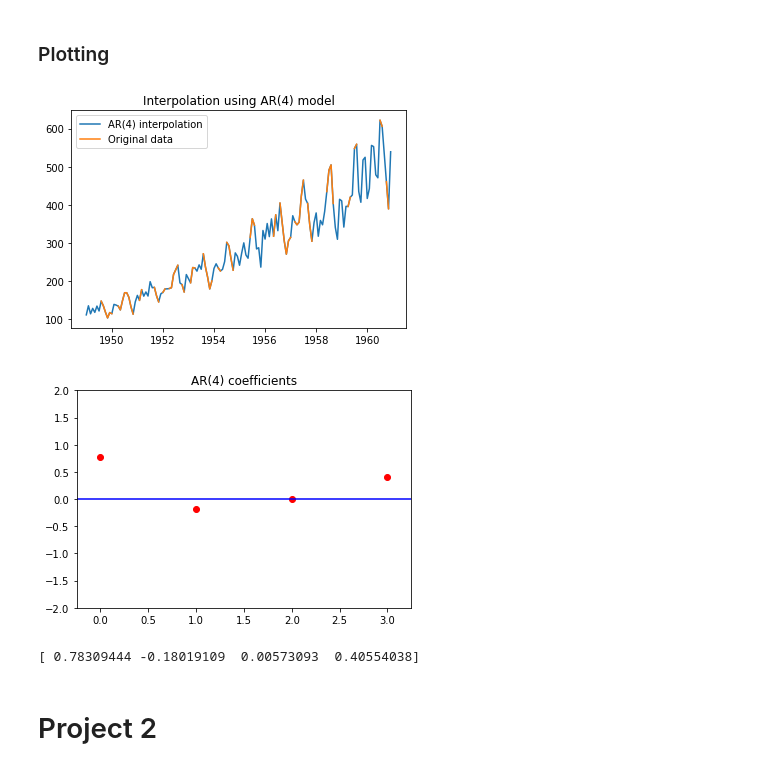
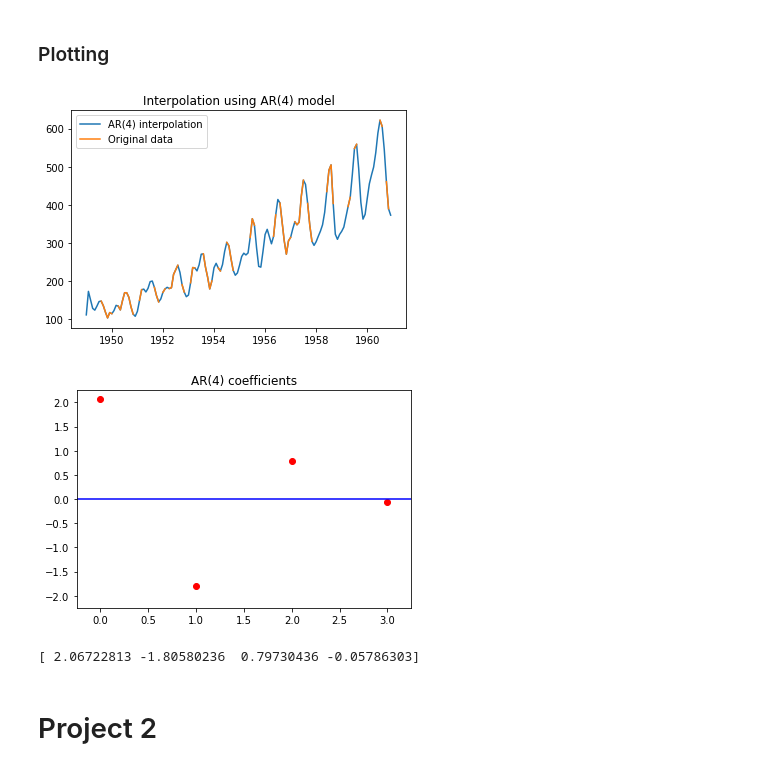
Before and after one commit to CMPE482-Spring2017-Bogazici/FinalProjects, a Jupyter notebook: projects.ipynb, the cells around one changed output. Saved outputs shown, nothing was run; the diff lists cells and outputs as text; code cells hidden in the pictures.

```diff
--- a/projects.ipynb
+++ b/projects.ipynb
@@ -63,7 +70,7 @@ col_indices = np.arange(M, N + 1)
 G_A[row_indices, col_indices] = -1
 # Indices for G_A when setting G_A at each step
 row_indices = np.column_stack(range(N - M + 1) for _ in range(M))
-col_indices = x_indices[:, ::-1]
+col_indices = x_indices
 a_indices = (row_indices, col_indices)
 # data constants
 missing_vals = np.isnan(X_orig)
@@ -77,40 +84,40 @@ X = linear_interpolation(
     first=np.min(X_ob),
     last=np.max(X_ob),
 )
-for _ in range(50):
+for _ in range(20):
     # find A via least squares (R*x = Q.T*b)
     G_X = X[x_indices]
     b = X[M:]
-    Q, R = la.qr(G_X)
-    A = la.solve(R, np.dot(Q.T, b))
+    Q, R = qr(G_X)
+    A = solve_triangular(R, np.dot(Q.T, b))
     # find X via least squares
     G_A[a_indices] = A
     G_A_ob = G_A[:, ~missing_vals]
     G_A_mi = G_A[:, missing_vals]
-    Q, R = la.qr(G_A_mi)
-    b = np.dot(-G_A_ob, X_ob)
-    X_mi = la.solve(R, np.dot(Q.T, b))
+    Q, R = qr(G_A_mi)
+    b = -np.dot(G_A_ob, X_ob)
+    X_mi = solve_triangular(R, np.dot(Q.T, b))
     X[missing_vals] = X_mi
 # %% [markdown]
 ### Plotting
 # %%
 plt.plot(T, X, label='AR(4) interpolation')
 plt.plot(T, X_orig, label='Original data')
 plt.legend()
 plt.title('Interpolation using AR(4) model')
 plt.show()
 
 plt.plot(A, 'or')
 plt.xlim([-0.25, 3.25])
-plt.ylim([-2, 2])
+plt.ylim([-2.25, 2.25])
 plt.axhline(0, color='blue')
 plt.title('AR(4) coefficients')
 plt.show()
 print(A)
 # %% [output]
-[figure, old version]
+[figure, new version]
-[figure, old version]
+[figure, new version]
-[ 0.78309444 -0.18019109  0.00573093  0.40554038]
+[ 2.06722813 -1.80580236  0.79730436 -0.05786303]
 # %% [markdown]
 # Project 2
 # %%
```
Also changed, not shown: parts of 6 cells of this notebook.
